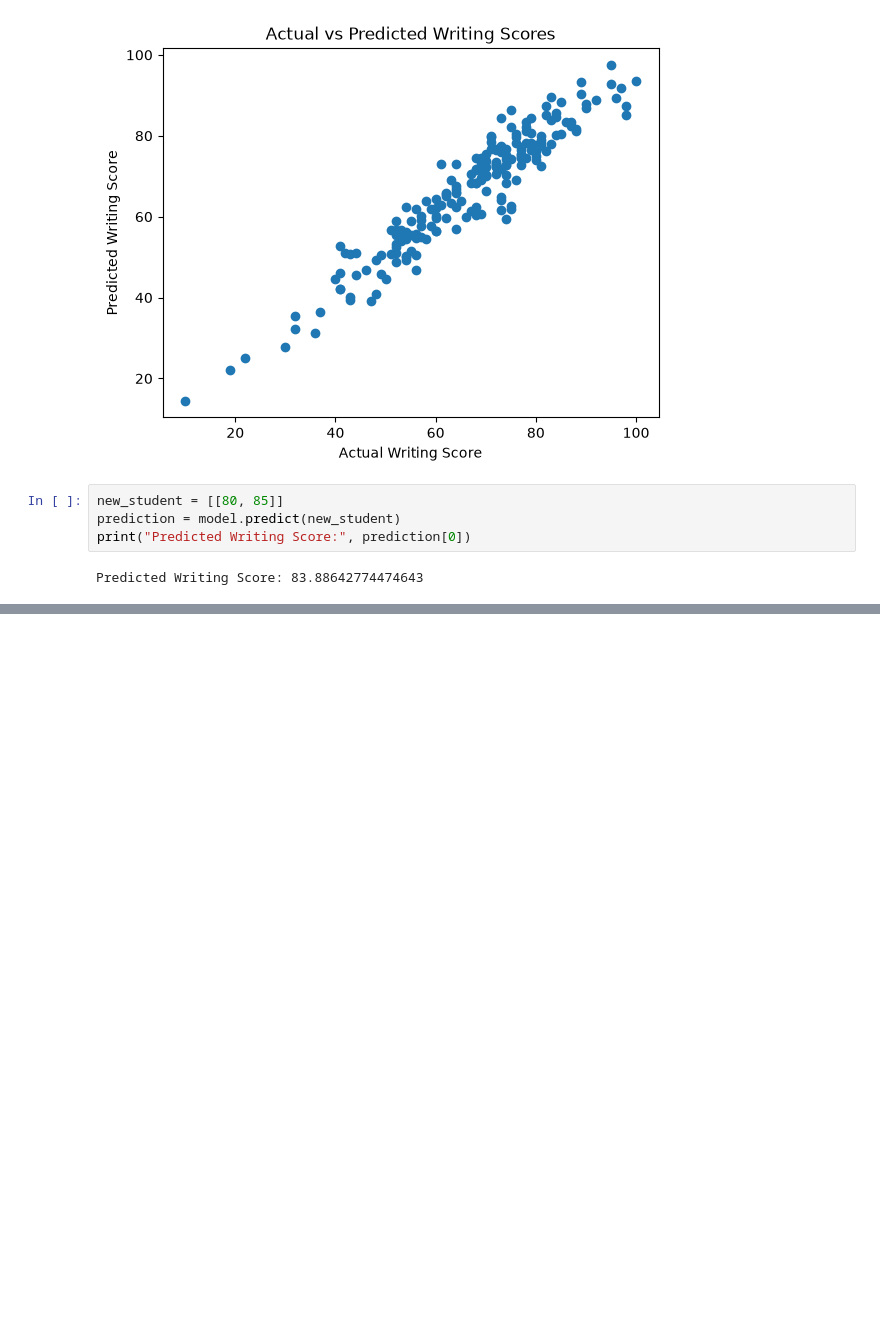
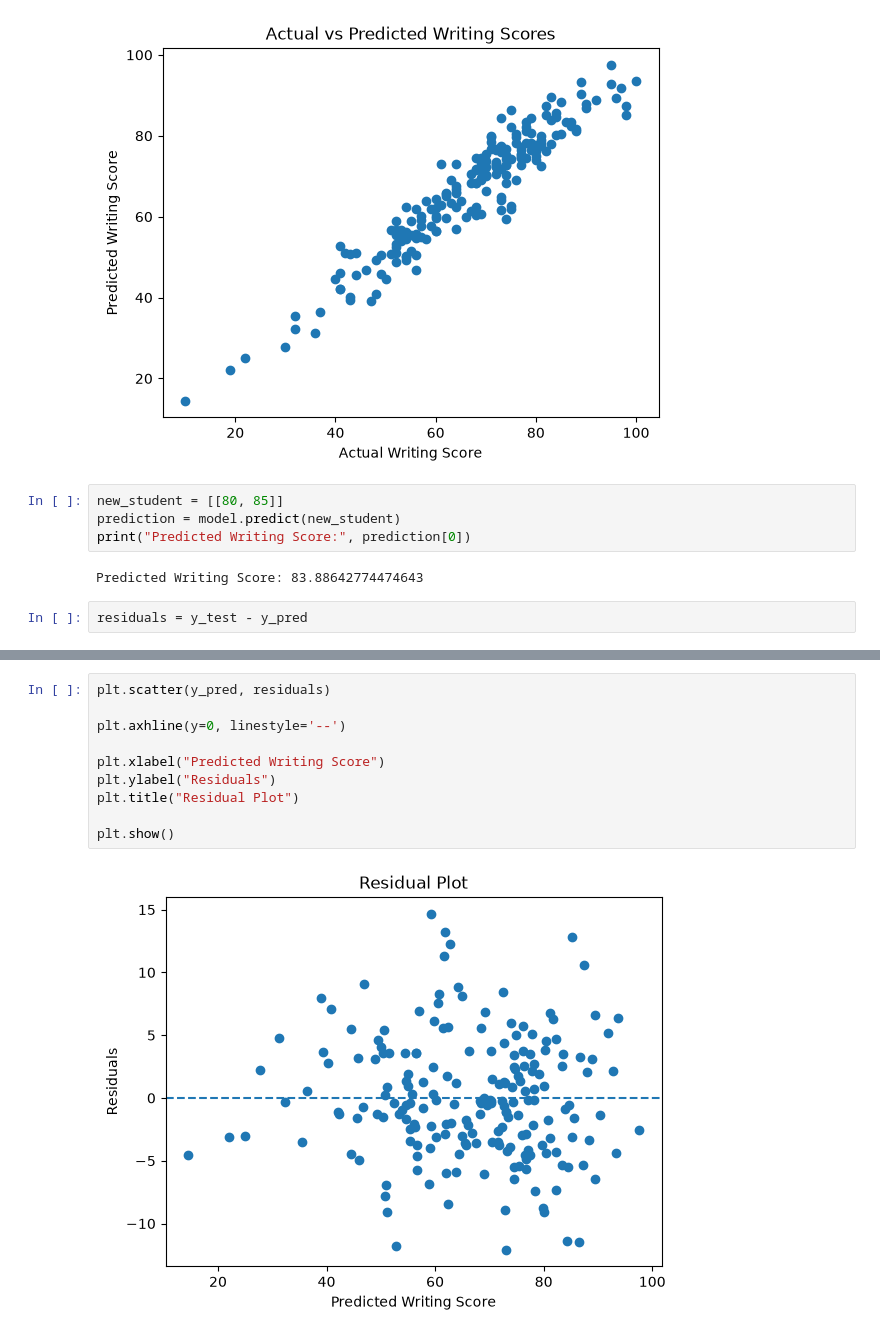
Before and after one commit to divichopra28/ML_ROADMAP, a Jupyter notebook: Linear Regreesion/Linear_Regression.ipynb, the cells around one changed output, grey strips where cells are left out. Drawn from its saved outputs; the diff is of its cells as text; blank space fills up the shorter version.

```diff
--- a/Linear Regreesion/Linear_Regression.ipynb
+++ b/Linear Regreesion/Linear_Regression.ipynb
@@ -165,3 +165,5 @@ prediction = model.predict(new_student)
 print("Predicted Writing Score:", prediction[0])
 # %% [output]
 Predicted Writing Score: 83.88642774474643
+# %%
+residuals = y_test - y_pred
@@ -167,0 +179,12 @@ Predicted Writing Score: 83.88642774474643
+# %%
+plt.scatter(y_pred, residuals)
+
+plt.axhline(y=0, linestyle='--')
+
+plt.xlabel("Predicted Writing Score")
+plt.ylabel("Residuals")
+plt.title("Residual Plot")
+
+plt.show()
+# %% [output]
+[figure, added]
```
Also changed, not shown: parts of 1 cell of this notebook.
